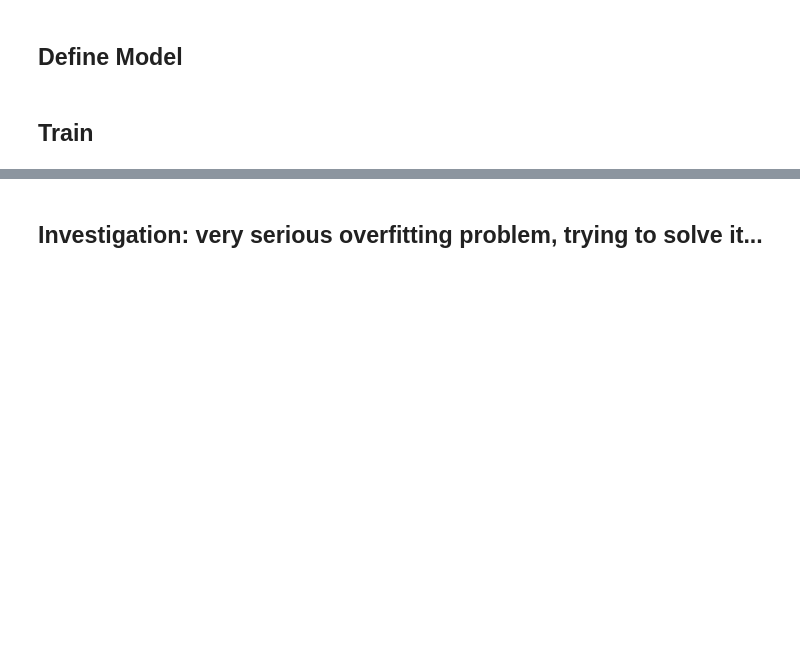
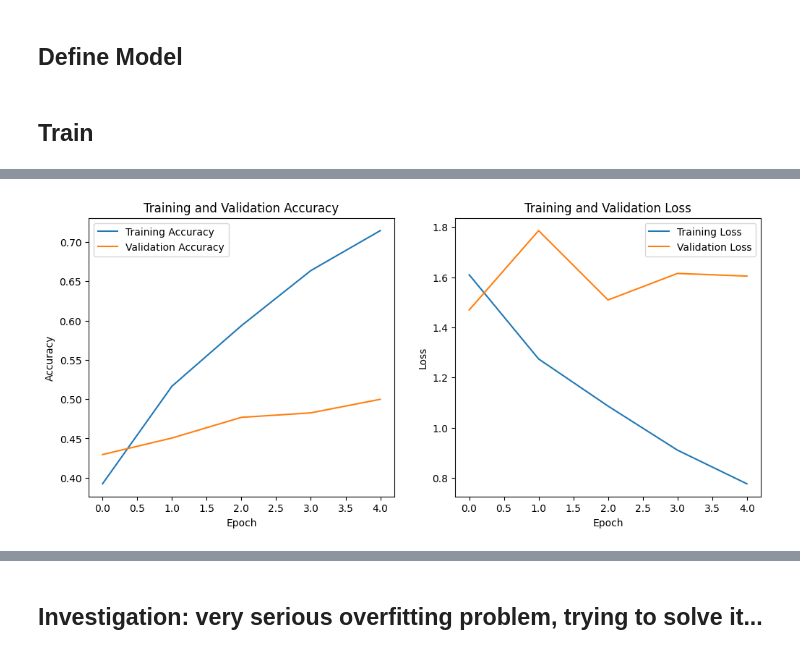
Before and after one commit to Mersen130/Facial-Expression-Recognition-CNN, a Jupyter notebook: train.ipynb, the cells around one changed output, grey strips where cells are left out. Drawn from its saved outputs; the diff is of its cells as text; code cells hidden in the pictures; blank space fills up the shorter version.

```diff
--- a/train.ipynb
+++ b/train.ipynb
@@ -366,0 +313,3 @@ Epoch 30/30
+# %%
+train(MSFF_CNN, 0.001, 5)
+# %% [output]
@@ -367,2 +326,3 @@ Epoch 30/30
+[figure, added]
 # %%
 model.save("MSFF_CNN_original.h5")
```
Also changed, not shown: parts of 20 cells of this notebook.
